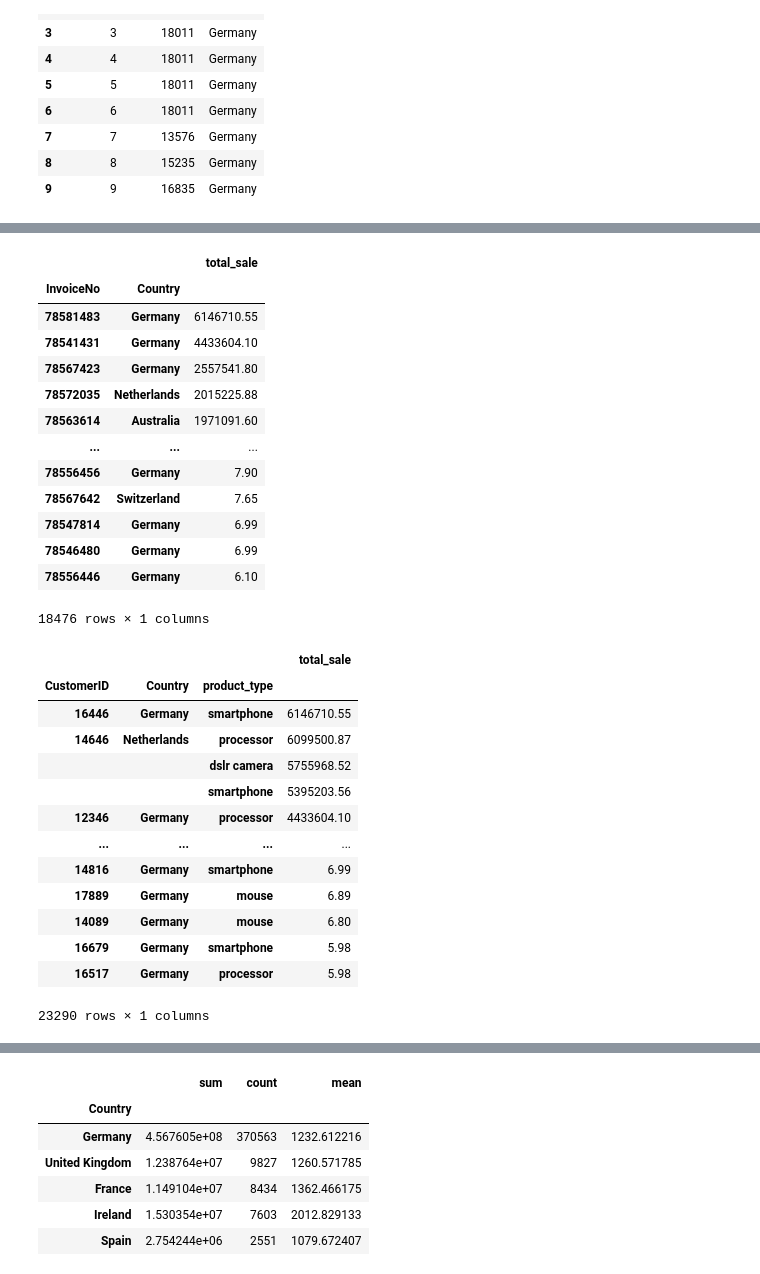
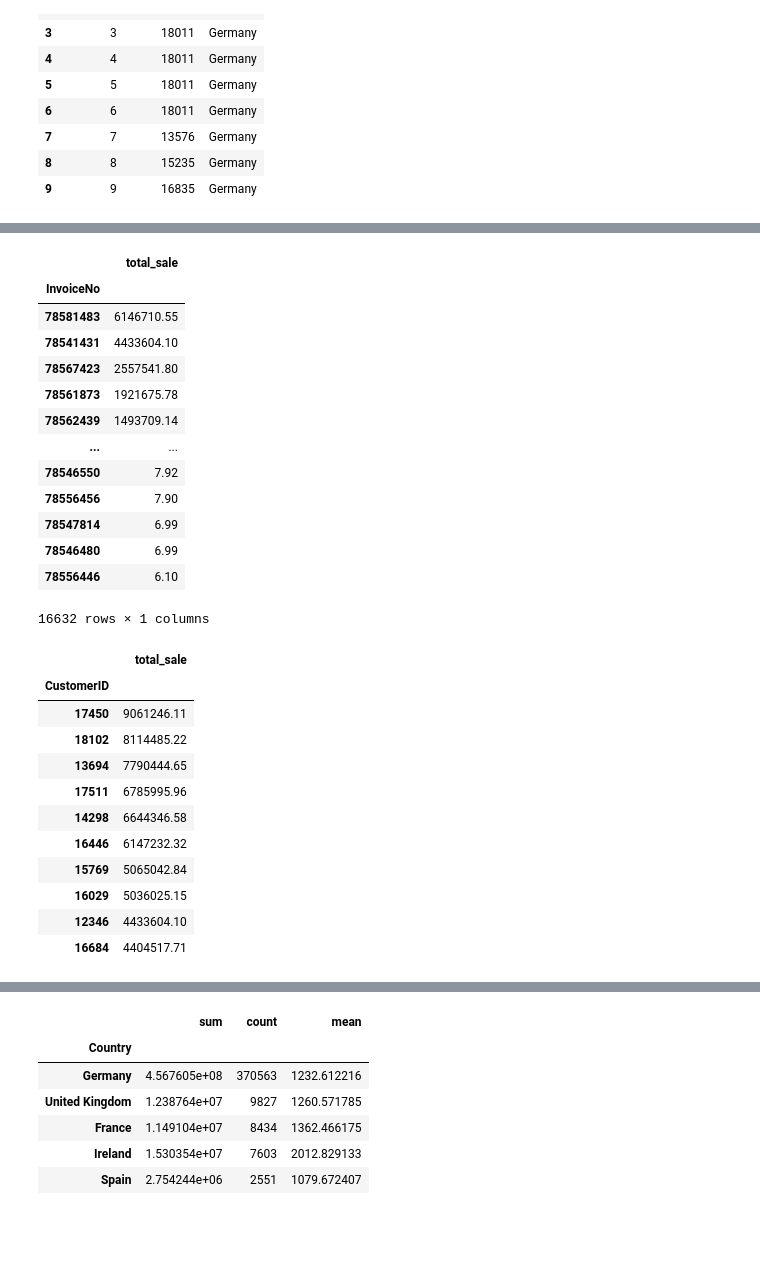
Before and after one commit to Jacopo-Spadon/E-Commerce, a Jupyter notebook: Ecom20tooDE.ipynb, the cells around one changed output, grey strips where cells are left out. Cells and saved outputs as stored; diff of their text form; code cells hidden in the pictures; blank space fills up the shorter version.

```diff
--- a/Ecom20tooDE.ipynb
+++ b/Ecom20tooDE.ipynb
@@ -167,4 +116,4 @@ df=df.drop(['invoice_time', 'StockCode'], axis=1)
 # Data cleaning - checking missing values (Customerid missing)
 #np.issubdtype(df['CustomerID_x'].dtype, np.number)
 
-df=df[pd.to_numeric(df['CustomerID_x'], errors='coerce').notnull()]
+df_de=df_de[pd.to_numeric(df_de['CustomerID_x'], errors='coerce').notnull()]
@@ -175,16 +120,14 @@ df_country=df[pd.to_numeric(df['CustomerID_x'], errors='coerce').notnull()]
 # %%
 # Rename
-df=df.rename(columns={"title": "Description",
-                                "ASIN_x": "ASIN",
-                                "CustomerID_x": "CustomerID"})
+df_de=df_de.rename(columns={"CustomerID_x": "CustomerID"})
 # %%
 # Transforming these labels into categrical data type
 
-df['product_type'] = pd.Categorical(df['product_type'],
+df_de['product_type'] = pd.Categorical(df_de['product_type'],
 categories=['dslr camera', 'keyboard', 'monitor', 'mouse', 'processor', 'smartphone',])
 
 
-df['Country'] = pd.Categorical(df['Country'],
+df_de['Country'] = pd.Categorical(df_de['Country'],
 categories=['Australia','Austria','Bahrain','Belgium','Brazil','Canada','Cyprus','Czech Republic','Denmark','European Community','Finland','France','Germany','Greece',
             'Iceland','Ireland','Israel','Italy','Japan','Lebanon','Lithuania','Malta','Netherlands','Norway','Poland','Portugal','Saudi Arabia','Singapore',
             'South Africa','Spain','Sweden','Switzerland','United Arab Emirates','United Kingdom','United States','Unknown'])
@@ -235,0 +166,8 @@ df_country=pd.DataFrame(data=(df))
+# %%
+# Data Selection: Germany
+
+df_domestic=df_de.drop(df_de.loc[df_de['Country'] != 'Germany'].index, inplace=True)
+
+df_domestic=pd.DataFrame(data=(df_de))
+
+df_domestic
@@ -236,7 +188,7 @@ df_country=pd.DataFrame(data=(df))
 # %%
 # Pivot Table per Invoice
 
-table_invoice = pd.pivot_table(df_country, values='total_sale', index=['InvoiceNo', 'Country'],
+table_invoice = pd.pivot_table(df_domestic, values='total_sale', index=['InvoiceNo'],
                     aggfunc=np.sum,
                     observed=True)
 
@@ -245,45 +197,43 @@ table_invoice=table_invoice.sort_values(by=['total_sale'], ascending=False)
 
 table_invoice
 # %% [output]
-|  |  | total_sale |
-| InvoiceNo | Country |  |
-| 78581483 | Germany | 6146710.55 |
-| 78541431 | Germany | 4433604.10 |
-| 78567423 | Germany | 2557541.80 |
-| 78572035 | Netherlands | 2015225.88 |
-| 78563614 | Australia | 1971091.60 |
-| ... | ... | ... |
-| 78556456 | Germany | 7.90 |
-| 78567642 | Switzerland | 7.65 |
-| 78547814 | Germany | 6.99 |
-| 78546480 | Germany | 6.99 |
-| 78556446 | Germany | 6.10 |
+|  | total_sale |
+| InvoiceNo |  |
+| 78581483 | 6146710.55 |
+| 78541431 | 4433604.10 |
+| 78567423 | 2557541.80 |
+| 78561873 | 1921675.78 |
+| 78562439 | 1493709.14 |
+| ... | ... |
+| 78546550 | 7.92 |
+| 78556456 | 7.90 |
+| 78547814 | 6.99 |
+| 78546480 | 6.99 |
+| 78556446 | 6.10 |
-18476 rows × 1 columns
+16632 rows × 1 columns
 # %%
-# Pivot tabel per Customer
+# Pivot tabel per Customer - Top 10 Spender
 
-table_customer = pd.pivot_table(df_country, values='total_sale', index=['CustomerID', 'Country', 'product_type'],
+table_customer = pd.pivot_table(df_domestic, values='total_sale', index=['CustomerID'],
                     aggfunc=np.sum,
                     observed=True)
 
 table_customer=table_customer.sort_values(by=['total_sale'], ascending=False)
 
-table_customer
+table_customer.head(10)
 # %% [output]
-|  |  |  | total_sale |
-| CustomerID | Country | product_type |  |
-| 16446 | Germany | smartphone | 6146710.55 |
-| 14646 | Netherlands | processor | 6099500.87 |
-|  |  | dslr camera | 5755968.52 |
-|  |  | smartphone | 5395203.56 |
-| 12346 | Germany | processor | 4433604.10 |
-| ... | ... | ... | ... |
-| 14816 | Germany | smartphone | 6.99 |
-| 17889 | Germany | mouse | 6.89 |
-| 14089 | Germany | mouse | 6.80 |
-| 16679 | Germany | smartphone | 5.98 |
-| 16517 | Germany | processor | 5.98 |
+|  | total_sale |
+| CustomerID |  |
+| 17450 | 9061246.11 |
+| 18102 | 8114485.22 |
+| 13694 | 7790444.65 |
+| 17511 | 6785995.96 |
+| 14298 | 6644346.58 |
+| 16446 | 6147232.32 |
+| 15769 | 5065042.84 |
+| 16029 | 5036025.15 |
+| 12346 | 4433604.10 |
+| 16684 | 4404517.71 |
-23290 rows × 1 columns
 # %%
 # Pivot tabel per Category of Product
 
```
Also changed, not shown: parts of 12 cells of this notebook.
